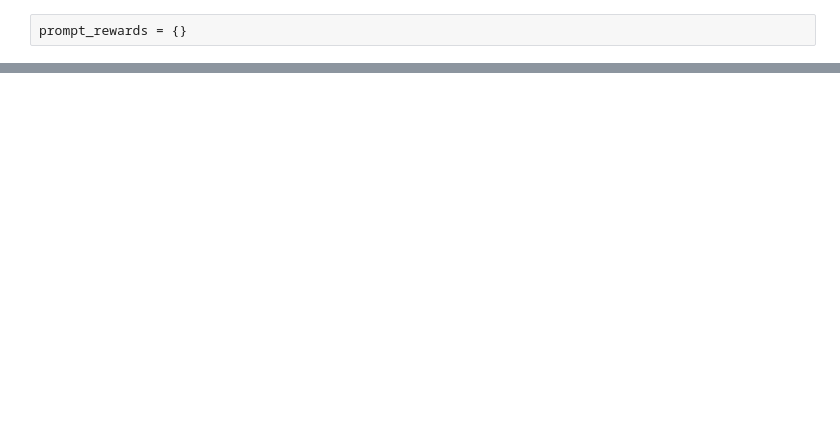
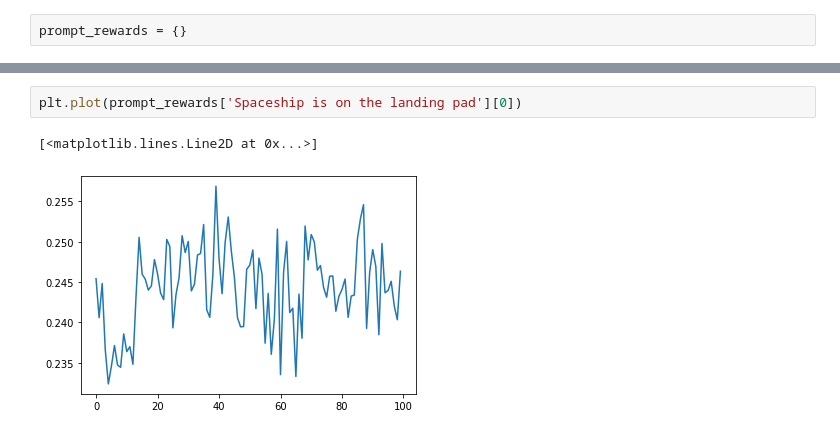
Before and after one commit to DzvinkaYarish/tartu-ani-clip-guided-rl, a Jupyter notebook: ll_openclip.ipynb, the cells around one changed output, grey strips where cells are left out. Cells and saved outputs as stored; diff of their text form; blank space fills up the shorter version.

```diff
--- a/ll_openclip.ipynb
+++ b/ll_openclip.ipynb
@@ -152,0 +162,5 @@ prompt_rewards
+# %%
+plt.plot(prompt_rewards['Spaceship is on the landing pad'][0])
+# %% [output]
+[<matplotlib.lines.Line2D at 0x...>]
+[figure, added]
```
Also changed, not shown: parts of 10 cells of this notebook, 7 other files.
